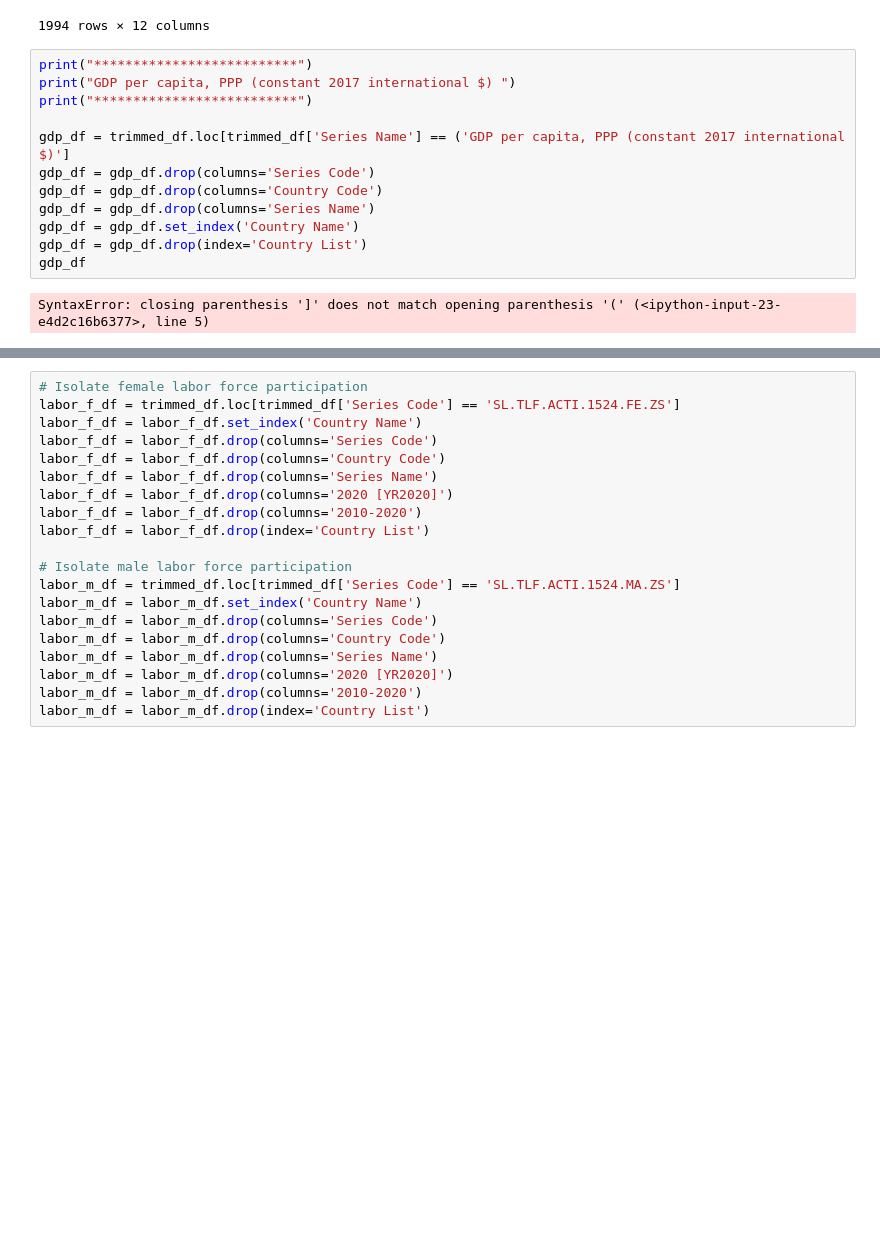
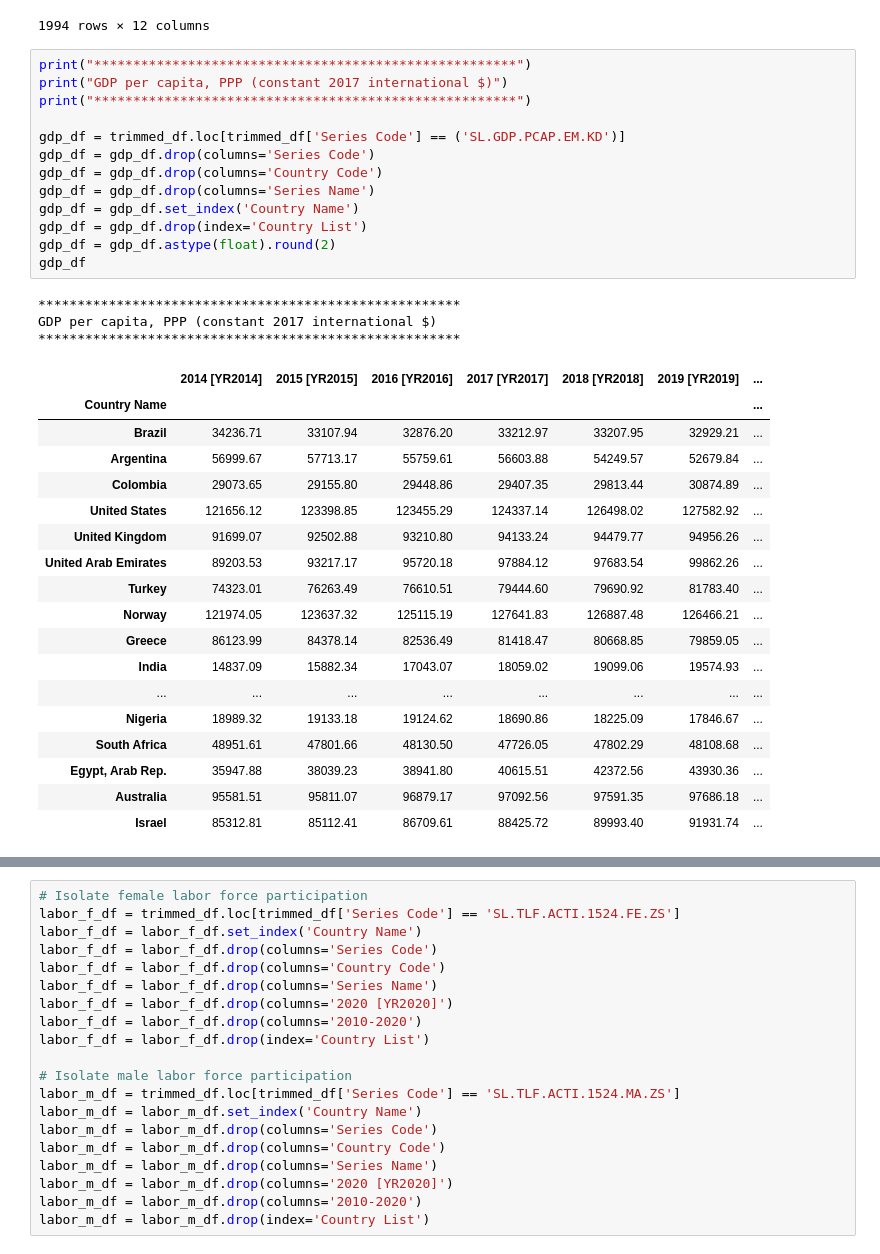
Before and after one commit to Keh4/Project-1---Team-3, a Jupyter notebook: Working_file_no_3.ipynb, the cells around one changed output, grey strips where cells are left out. Saved outputs shown, nothing was run; the diff lists cells and outputs as text; blank space fills up the shorter version.

```diff
--- a/Working_file_no_3.ipynb
+++ b/Working_file_no_3.ipynb
@@ -33,19 +33,40 @@ trimmed_df
 | 1993 | Country List | (Country List) | Women Business and the Law Index ... | SG.LAW.INDX | .. | .. | .. | ... |
 1994 rows × 12 columns
 # %%
-print("**************************")
-print("GDP per capita, PPP (constant 2017 international $) ")
-print("**************************")
+print("******************************************************")
+print("GDP per capita, PPP (constant 2017 international $)")
+print("******************************************************")
 
-gdp_df = trimmed_df.loc[trimmed_df['Series Name'] == ('GDP per capita, PPP (constant 2017 international $)']
+gdp_df = trimmed_df.loc[trimmed_df['Series Code'] == ('SL.GDP.PCAP.EM.KD')]
 gdp_df = gdp_df.drop(columns='Series Code')
 gdp_df = gdp_df.drop(columns='Country Code')
 gdp_df = gdp_df.drop(columns='Series Name')
 gdp_df = gdp_df.set_index('Country Name')
 gdp_df = gdp_df.drop(index='Country List')
+gdp_df = gdp_df.astype(float).round(2)
 gdp_df
 # %% [output]
-SyntaxError: closing parenthesis ']' does not match opening parenthesis '(' (<ipython-input-23-e4d2c16b6377>, line 5)
+******************************************************
+GDP per capita, PPP (constant 2017 international $)
+******************************************************
+|  | 2014 [YR2014] | 2015 [YR2015] | 2016 [YR2016] | 2017 [YR2017] | 2018 [YR2018] | 2019 [YR2019] | ... |
+| Country Name |  |  |  |  |  |  | ... |
+| Brazil | 34236.71 | 33107.94 | 32876.20 | 33212.97 | 33207.95 | 32929.21 | ... |
+| Argentina | 56999.67 | 57713.17 | 55759.61 | 56603.88 | 54249.57 | 52679.84 | ... |
+| Colombia | 29073.65 | 29155.80 | 29448.86 | 29407.35 | 29813.44 | 30874.89 | ... |
+| United States | 121656.12 | 123398.85 | 123455.29 | 124337.14 | 126498.02 | 127582.92 | ... |
+| United Kingdom | 91699.07 | 92502.88 | 93210.80 | 94133.24 | 94479.77 | 94956.26 | ... |
+| United Arab Emirates | 89203.53 | 93217.17 | 95720.18 | 97884.12 | 97683.54 | 99862.26 | ... |
+| Turkey | 74323.01 | 76263.49 | 76610.51 | 79444.60 | 79690.92 | 81783.40 | ... |
+| Norway | 121974.05 | 123637.32 | 125115.19 | 127641.83 | 126887.48 | 126466.21 | ... |
+| Greece | 86123.99 | 84378.14 | 82536.49 | 81418.47 | 80668.85 | 79859.05 | ... |
+| India | 14837.09 | 15882.34 | 17043.07 | 18059.02 | 19099.06 | 19574.93 | ... |
+| ... | ... | ... | ... | ... | ... | ... | ... |
+| Nigeria | 18989.32 | 19133.18 | 19124.62 | 18690.86 | 18225.09 | 17846.67 | ... |
+| South Africa | 48951.61 | 47801.66 | 48130.50 | 47726.05 | 47802.29 | 48108.68 | ... |
+| Egypt, Arab Rep. | 35947.88 | 38039.23 | 38941.80 | 40615.51 | 42372.56 | 43930.36 | ... |
+| Australia | 95581.51 | 95811.07 | 96879.17 | 97092.56 | 97591.35 | 97686.18 | ... |
+| Israel | 85312.81 | 85112.41 | 86709.61 | 88425.72 | 89993.40 | 91931.74 | ... |
 # %%
 print("**************************")
 print("2018 Human Capital Index")
```
Also changed, not shown: parts of 9 cells of this notebook.
